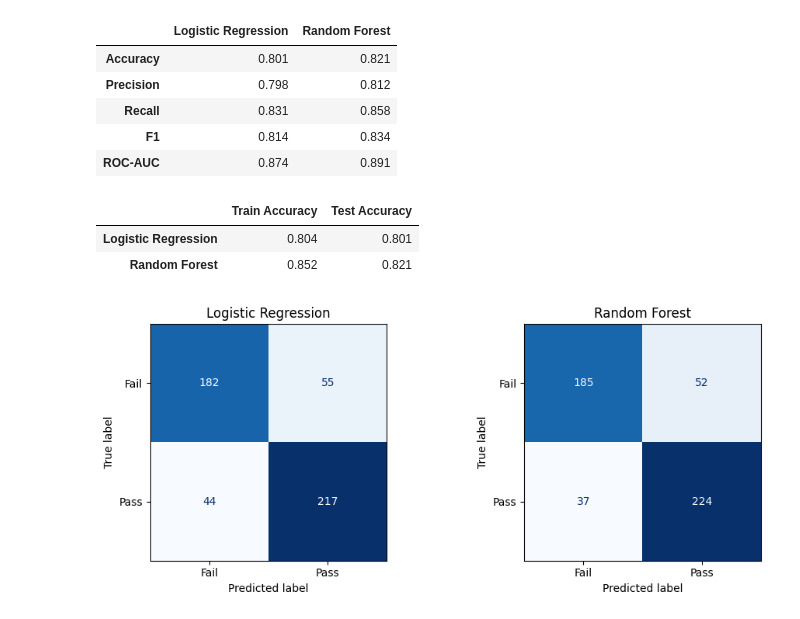
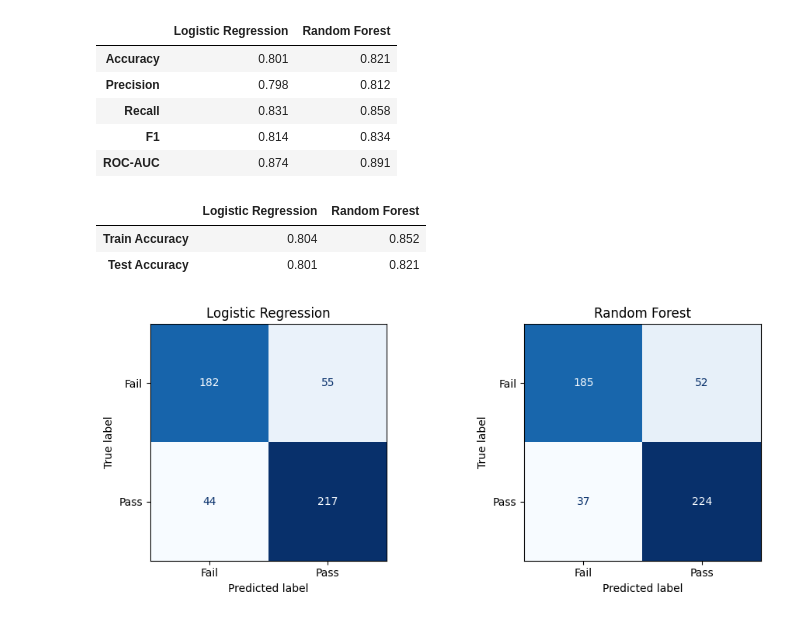
Before and after one commit to mjava/IE7275-Project, a Jupyter notebook: building_energy_predictive_modelling.ipynb, the cells around one changed output. Saved outputs shown, nothing was run; the diff lists cells and outputs as text; code cells hidden in the pictures.

```diff
--- a/building_energy_predictive_modelling.ipynb
+++ b/building_energy_predictive_modelling.ipynb
@@ -778,18 +776,18 @@ clf_results
 # %%
 # Overfitting check: train vs test accuracy
 overfit = {}
 for name, pipe, test_score in [
     ('Logistic Regression', logreg, log_metrics['Accuracy']),
     ('Random Forest', rf, rf_metrics['Accuracy']),
 ]:
     train_score = accuracy_score(yc_train, pipe.predict(Xc_train))
     overfit[name] = {'Train Accuracy': train_score, 'Test Accuracy': test_score}
 
-pd.DataFrame(overfit).T.round(3)
+pd.DataFrame(overfit).round(3)
 # %% [output]
-|  | Train Accuracy | Test Accuracy |
-| Logistic Regression | 0.804 | 0.801 |
-| Random Forest | 0.852 | 0.821 |
+|  | Logistic Regression | Random Forest |
+| Train Accuracy | 0.804 | 0.852 |
+| Test Accuracy | 0.801 | 0.821 |
 # %%
 # Visualize confusion matrix for both models
 fig, axes = plt.subplots(1, 2, figsize=(10, 4))
```
Also changed, not shown: parts of 3 cells of this notebook.
